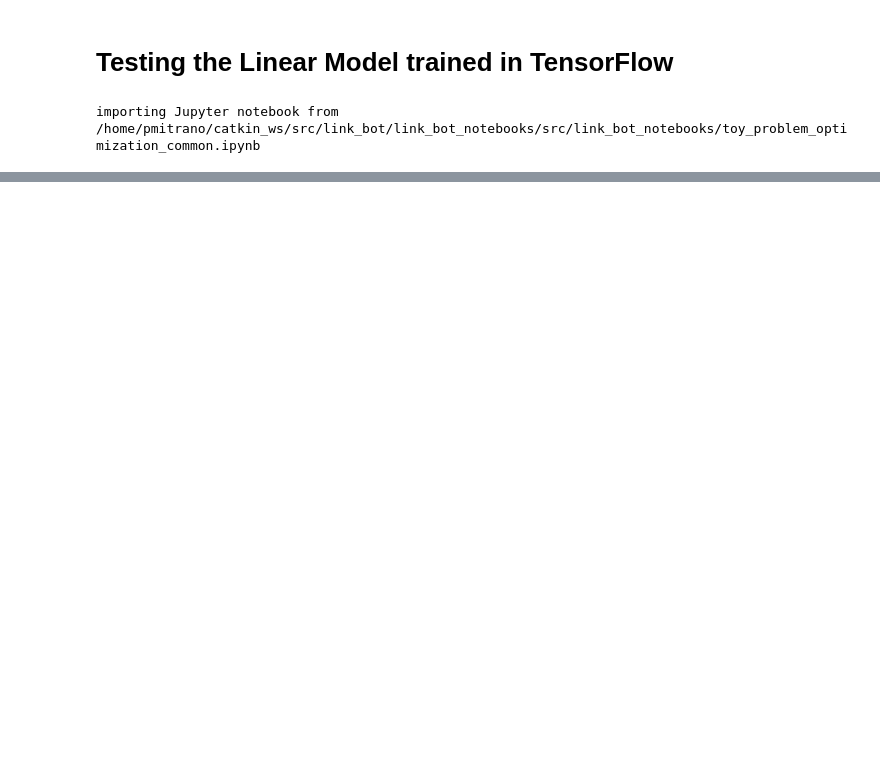
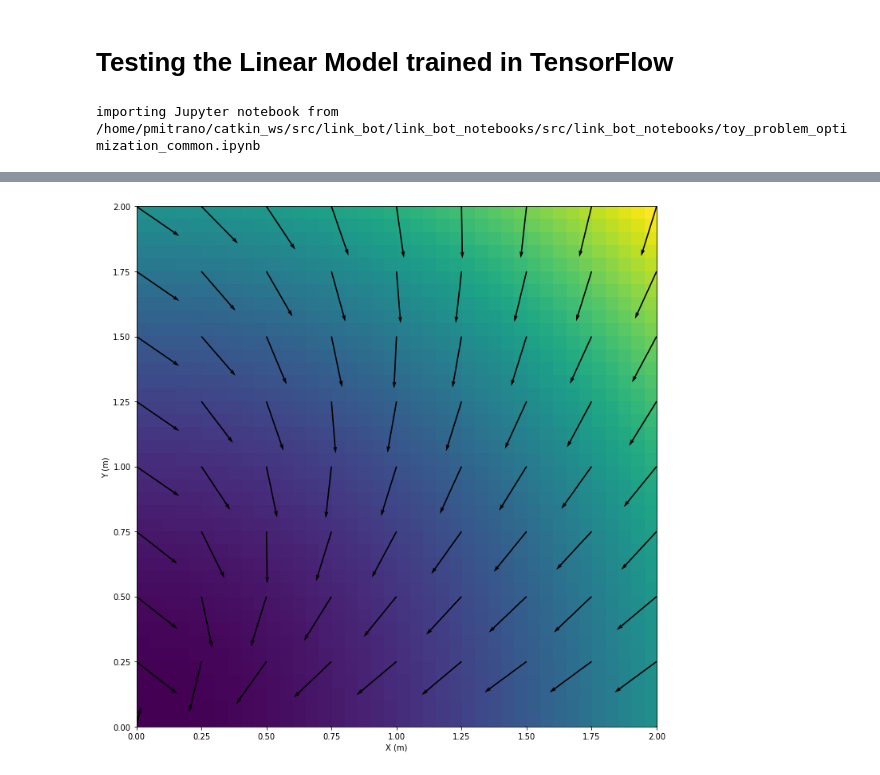
Before and after one commit to UM-ARM-Lab/unreliable-deform-manipulation, a Jupyter notebook: link_bot_notebooks/src/link_bot_notebooks/Linear TF Testing.ipynb, the cells around one changed output, grey strips where cells are left out. Saved outputs shown, nothing was run; the diff lists cells and outputs as text; code cells hidden in the pictures; blank space fills up the shorter version.

```diff
--- a/link_bot_notebooks/src/link_bot_notebooks/Linear TF Testing.ipynb
+++ b/link_bot_notebooks/src/link_bot_notebooks/Linear TF Testing.ipynb
@@ -104,0 +89,29 @@ tpo.plot_costmap_2(plt, model, data, goal, resolution=.05, minimum=-3, maximum=-
+# %%
+r = 0.25
+cx = 1
+cy = 1
+m = 1
+x = []
+y = []
+u = []
+v = []
+og = model.reduce(goal)
+for s1 in np.arange(cx-m, cx+m+r, r):
+    for s2 in np.arange(cy-m, cy+m+r, r):
+        o = model.reduce(np.array([[s1], [s2], [0], [0], [0], [0]]))
+        o1 = o[0, 0]
+        o2 = o[1, 0]
+        a, c, next_o = model.act(o, goal, max_v=2)
+        x.append(s1)
+        y.append(s2)
+        u.append(a[0, 0, 0])
+        v.append(a[0, 1, 0])
+# %%
+plt.figure(figsize=(12,12))
+tpo.plot_costmap_2(plt, model, data, goal, resolution=.05, minimum=0, maximum=2)
+ax = plt.gca()
+q = ax.quiver(x, y, u, v, scale=10, width=0.0025)
+ax.set_xlabel("X (m)")
+ax.set_ylabel("Y (m)");
+# %% [output]
+[figure, added]
```
Also changed, not shown: parts of 21 cells of this notebook, 8 other files.
